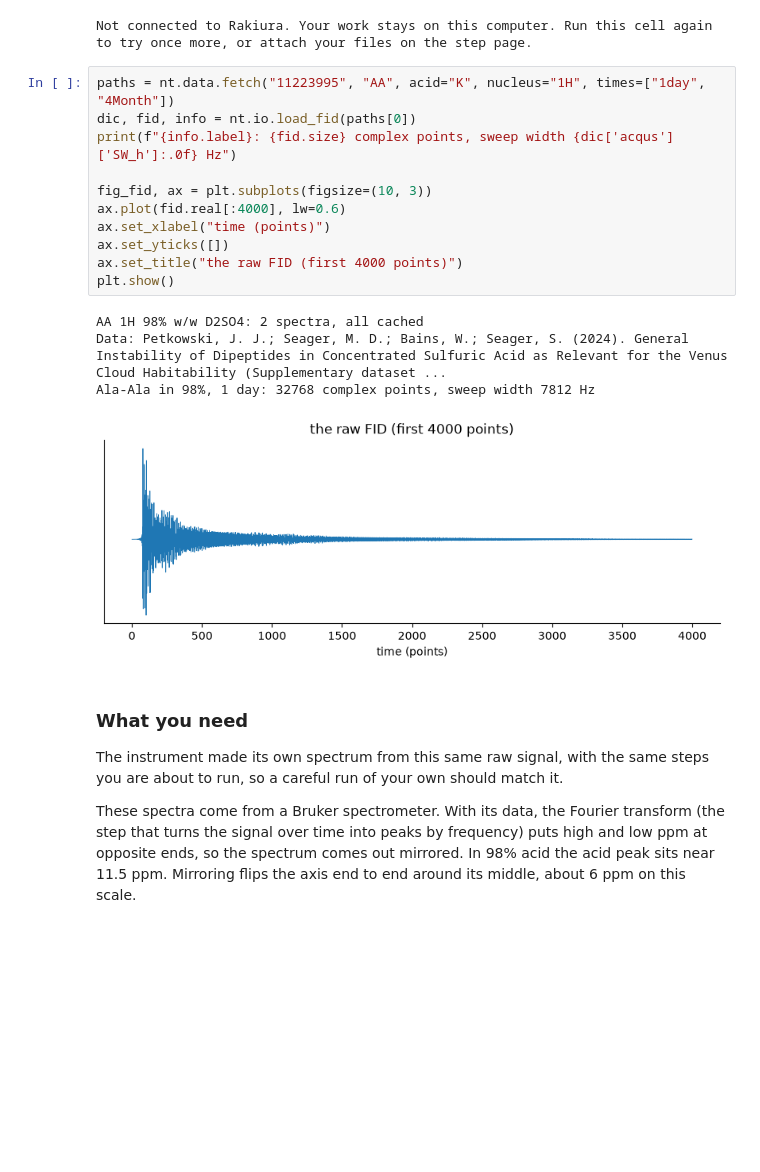
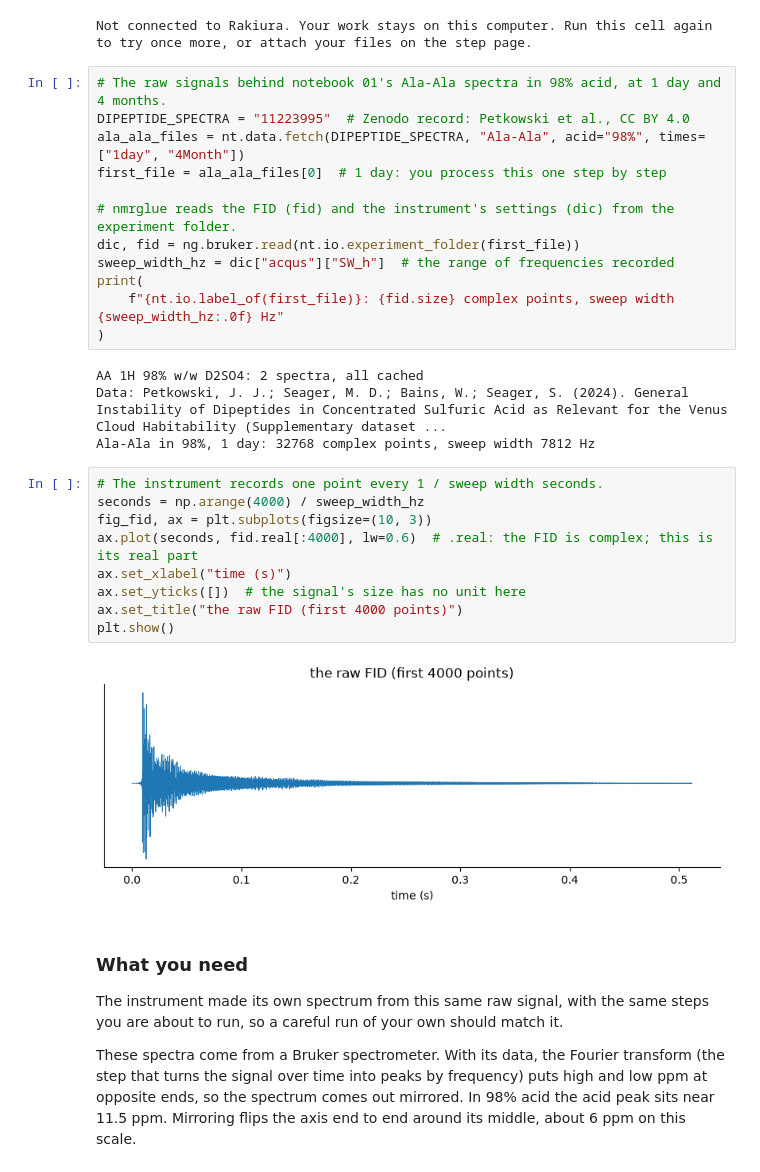
Before and after one commit to Rakiura-Inc/morning-star-nmr, a Jupyter notebook: notebooks/executed/04_process_raw_fids.executed.ipynb, the cells around one changed output. Cells and saved outputs as stored; diff of their text form; blank space fills up the shorter version.

Commit message:
Executed copies of the five notebooks (blank answers, offline)
Co-Authored-By: Claude Opus 5.5 <noreply@anthropic.com>

```diff
--- a/notebooks/executed/04_process_raw_fids.executed.ipynb
+++ b/notebooks/executed/04_process_raw_fids.executed.ipynb
@@ -41,21 +44,32 @@ MODE = nt.portal.connect(NOTEBOOK, sign_in=True)
 # %% [output]
 Not connected to Rakiura. Your work stays on this computer. Run this cell again to try once more, or attach your files on the step page.
 # %%
-paths = nt.data.fetch("11223995", "AA", acid="K", nucleus="1H", times=["1day", "4Month"])
-dic, fid, info = nt.io.load_fid(paths[0])
-print(f"{info.label}: {fid.size} complex points, sweep width {dic['acqus']['SW_h']:.0f} Hz")
+# The raw signals behind notebook 01's Ala-Ala spectra in 98% acid, at 1 day and 4 months.
+DIPEPTIDE_SPECTRA = "11223995"  # Zenodo record: Petkowski et al., CC BY 4.0
+ala_ala_files = nt.data.fetch(DIPEPTIDE_SPECTRA, "Ala-Ala", acid="98%", times=["1day", "4Month"])
+first_file = ala_ala_files[0]  # 1 day: you process this one step by step
 
-fig_fid, ax = plt.subplots(figsize=(10, 3))
-ax.plot(fid.real[:4000], lw=0.6)
-ax.set_xlabel("time (points)")
-ax.set_yticks([])
-ax.set_title("the raw FID (first 4000 points)")
-plt.show()
+# nmrglue reads the FID (fid) and the instrument's settings (dic) from the experiment folder.
+dic, fid = ng.bruker.read(nt.io.experiment_folder(first_file))
+sweep_width_hz = dic["acqus"]["SW_h"]  # the range of frequencies recorded
+print(
+    f"{nt.io.label_of(first_file)}: {fid.size} complex points, sweep width {sweep_width_hz:.0f} Hz"
+)
 # %% [output]
 AA 1H 98% w/w D2SO4: 2 spectra, all cached
 Data: Petkowski, J. J.; Seager, M. D.; Bains, W.; Seager, S. (2024). General Instability of Dipeptides in Concentrated Sulfuric Acid as Relevant for the Venus Cloud Habitability (Supplementary dataset ...
 Ala-Ala in 98%, 1 day: 32768 complex points, sweep width 7812 Hz
-[figure, removed]
+# %%
+# The instrument records one point every 1 / sweep width seconds.
+seconds = np.arange(4000) / sweep_width_hz
+fig_fid, ax = plt.subplots(figsize=(10, 3))
+ax.plot(seconds, fid.real[:4000], lw=0.6)  # .real: the FID is complex; this is its real part
+ax.set_xlabel("time (s)")
+ax.set_yticks([])  # the signal's size has no unit here
+ax.set_title("the raw FID (first 4000 points)")
+plt.show()
+# %% [output]
+[figure, added]
 # %% [markdown]
 ### What you need
 
```
Also changed, not shown: parts of 24 cells of this notebook, 4 other files.
